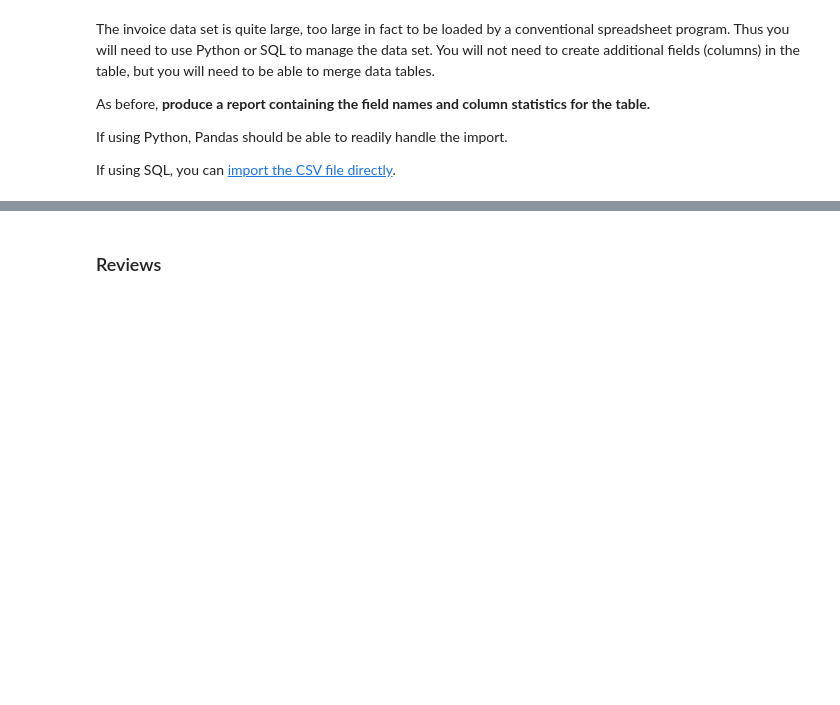
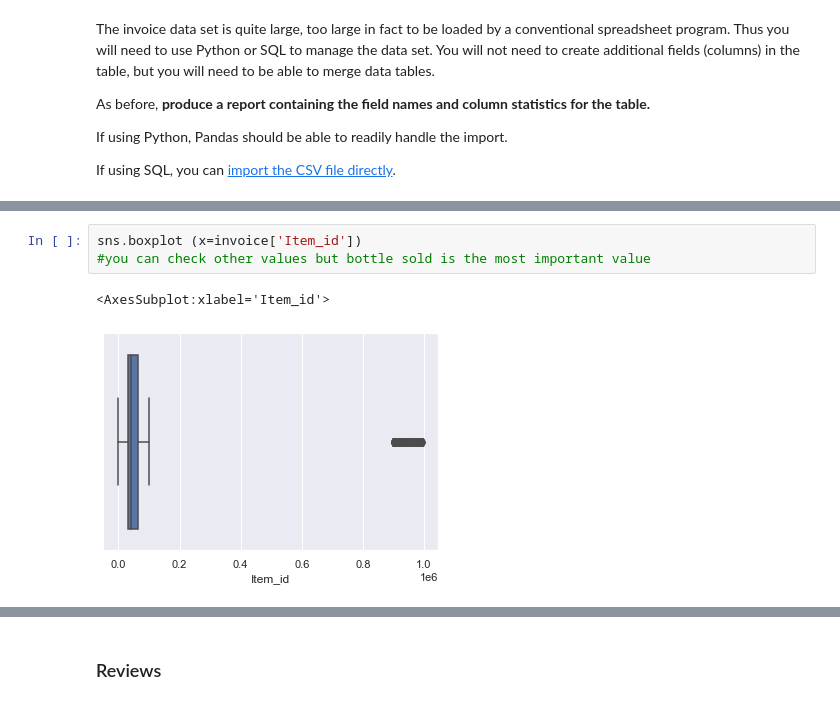
Before and after one commit to gioauricchio/Team-Four-Capstone-Project, a Jupyter notebook: Capstone Project.ipynb, the cells around one changed output, grey strips where cells are left out. Cells and saved outputs as stored; diff of their text form; blank space fills up the shorter version.

```diff
--- a/Capstone Project.ipynb
+++ b/Capstone Project.ipynb
@@ -57,0 +251,6 @@ invoices.head()
+# %%
+sns.boxplot (x=invoice['Item_id'])
+#you can check other values but bottle sold is the most important value
+# %% [output]
+<AxesSubplot:xlabel='Item_id'>
+[figure, added]
```
Also changed, not shown: parts of 24 cells of this notebook.
